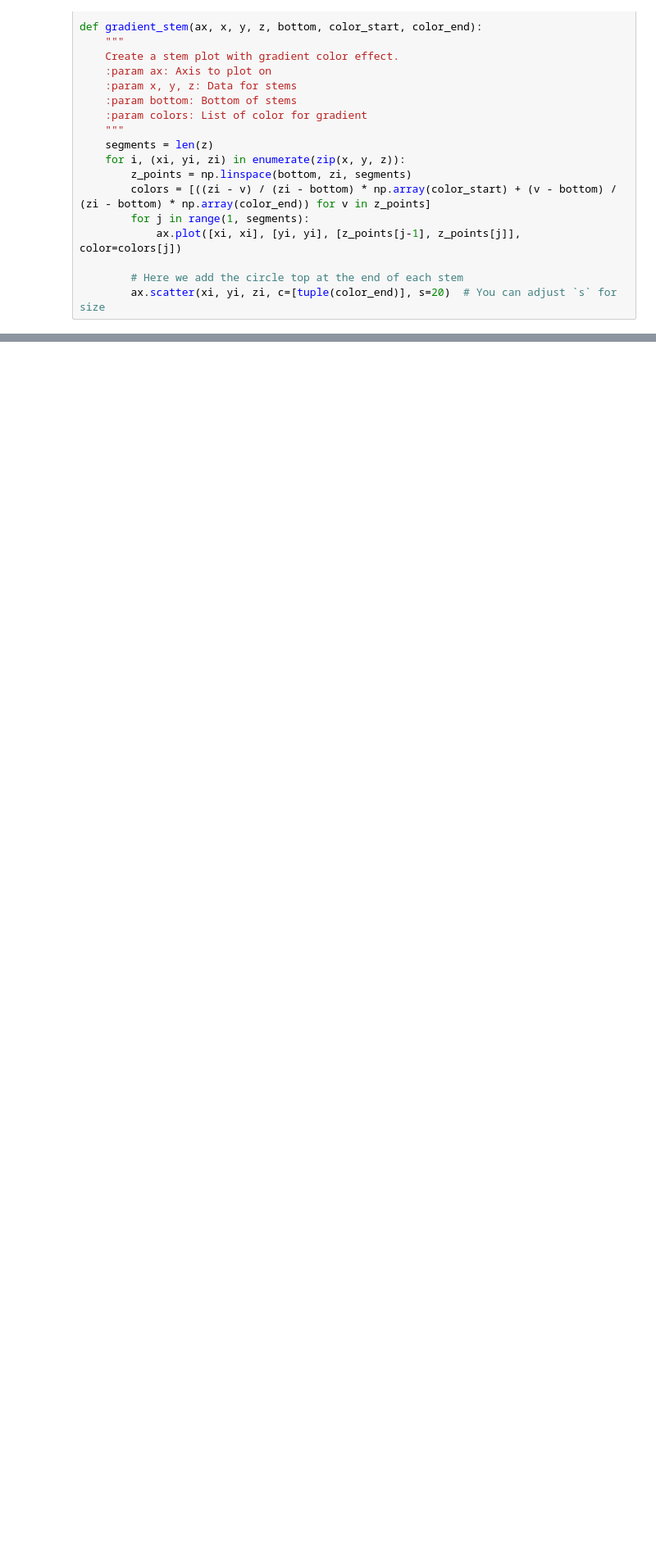
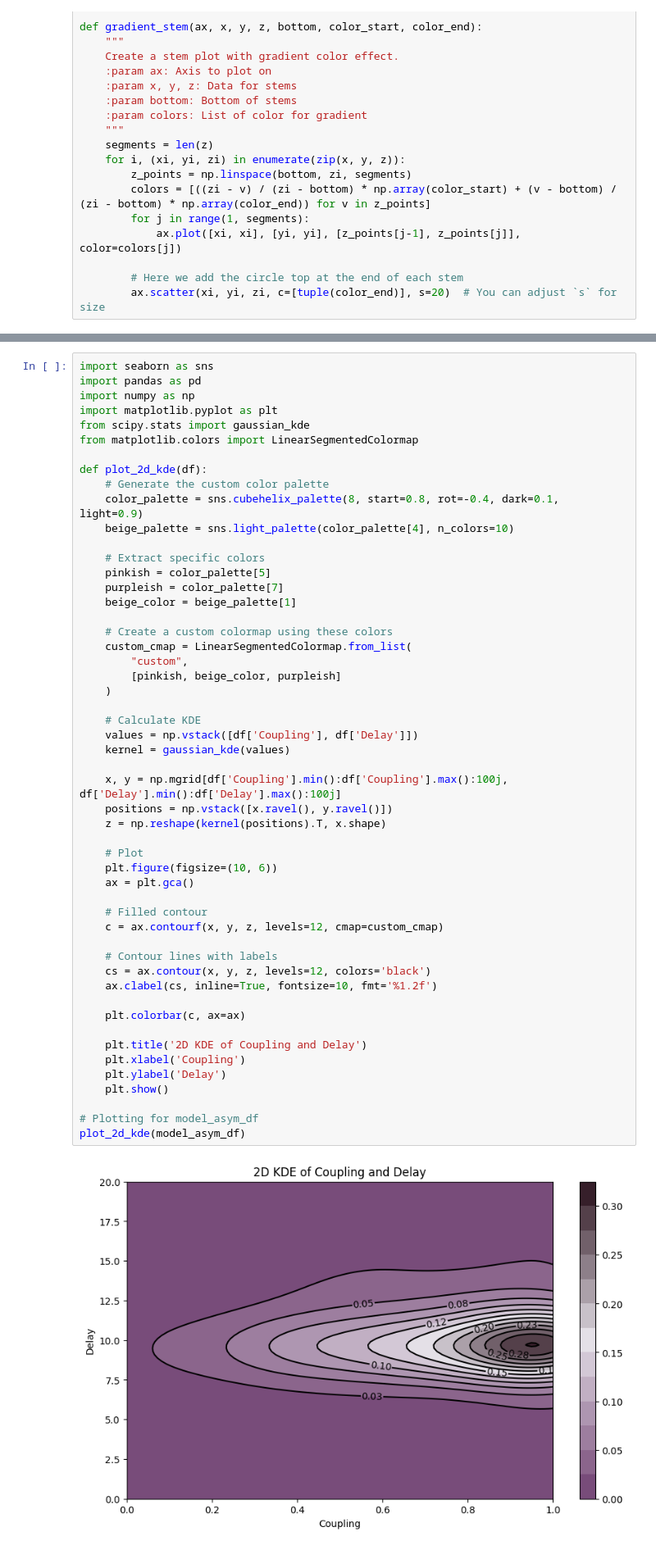
Before and after one commit to Hana-Ali/Deep-Learning-For-SC, a Jupyter notebook: whole_brain_modelling/cpp/evaluation/sim_FC_evaluation.ipynb, the cells around one changed output, grey strips where cells are left out. Shown at 82% size. Drawn from its saved outputs; the diff is of its cells as text; blank space fills up the shorter version.

```diff
--- a/whole_brain_modelling/cpp/evaluation/sim_FC_evaluation.ipynb
+++ b/whole_brain_modelling/cpp/evaluation/sim_FC_evaluation.ipynb
@@ -152,0 +264,54 @@ def gradient_stem(ax, x, y, z, bottom, color_start, color_end):
+# %%
+import seaborn as sns
+import pandas as pd
+import numpy as np
+import matplotlib.pyplot as plt
+from scipy.stats import gaussian_kde
+from matplotlib.colors import LinearSegmentedColormap
+
+def plot_2d_kde(df):
+    # Generate the custom color palette
+    color_palette = sns.cubehelix_palette(8, start=0.8, rot=-0.4, dark=0.1, light=0.9)
+    beige_palette = sns.light_palette(color_palette[4], n_colors=10)
+
+    # Extract specific colors
+    pinkish = color_palette[5]
+    purpleish = color_palette[7]
+    beige_color = beige_palette[1]
+
+    # Create a custom colormap using these colors
+    custom_cmap = LinearSegmentedColormap.from_list(
+        "custom",
+        [pinkish, beige_color, purpleish]
+    )
+
+    # Calculate KDE
+    values = np.vstack([df['Coupling'], df['Delay']])
+    kernel = gaussian_kde(values)
+
+    x, y = np.mgrid[df['Coupling'].min():df['Coupling'].max():100j, df['Delay'].min():df['Delay'].max():100j]
+    positions = np.vstack([x.ravel(), y.ravel()])
+    z = np.reshape(kernel(positions).T, x.shape)
+
+    # Plot
+    plt.figure(figsize=(10, 6))
+    ax = plt.gca()
+
+    # Filled contour
+    c = ax.contourf(x, y, z, levels=12, cmap=custom_cmap)
+
+    # Contour lines with labels
+    cs = ax.contour(x, y, z, levels=12, colors='black')
+    ax.clabel(cs, inline=True, fontsize=10, fmt='%1.2f')
+
+    plt.colorbar(c, ax=ax)
+
+    plt.title('2D KDE of Coupling and Delay')
+    plt.xlabel('Coupling')
+    plt.ylabel('Delay')
+    plt.show()
+
+# Plotting for model_asym_df
+plot_2d_kde(model_asym_df)
+# %% [output]
+[figure, added]
```
Also changed, not shown: parts of 8 cells of this notebook.
